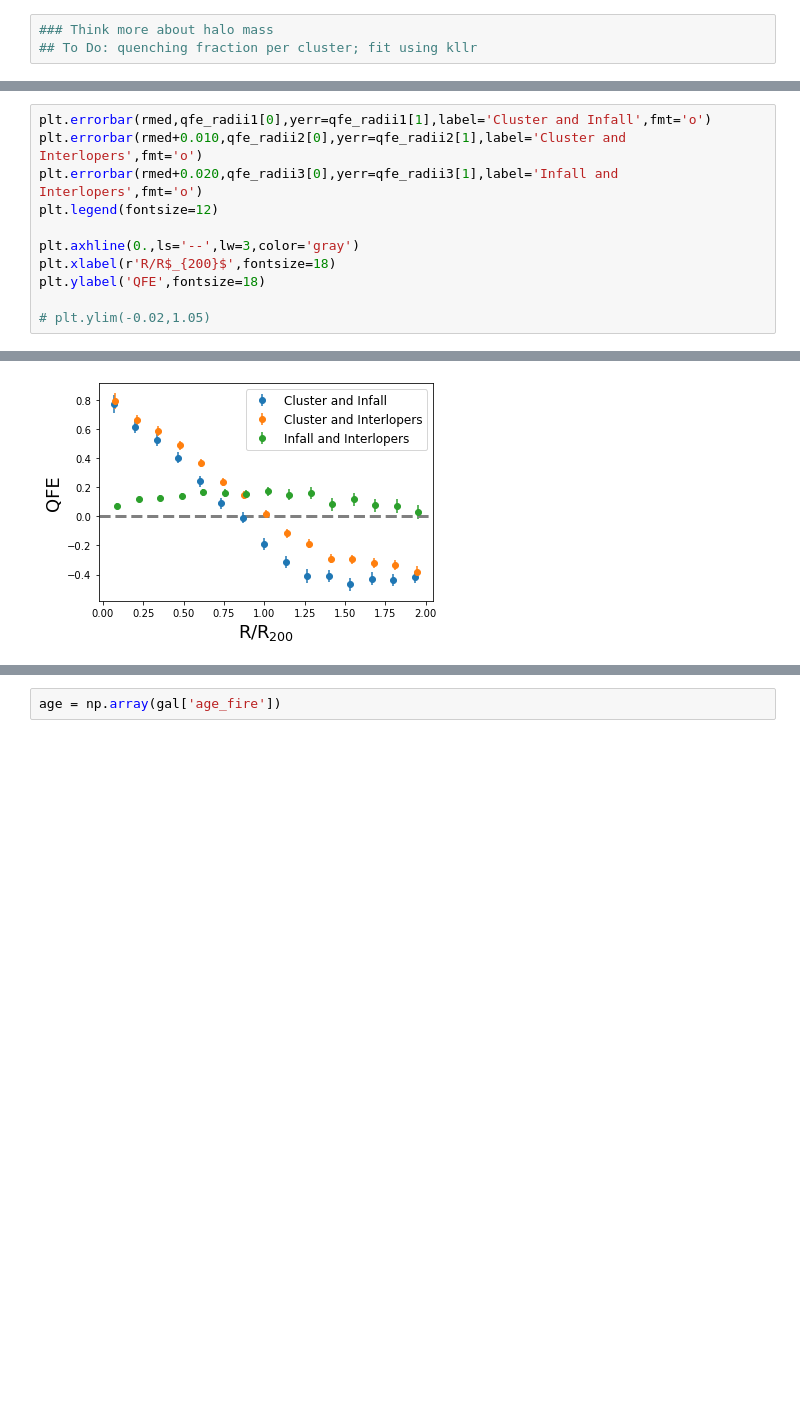
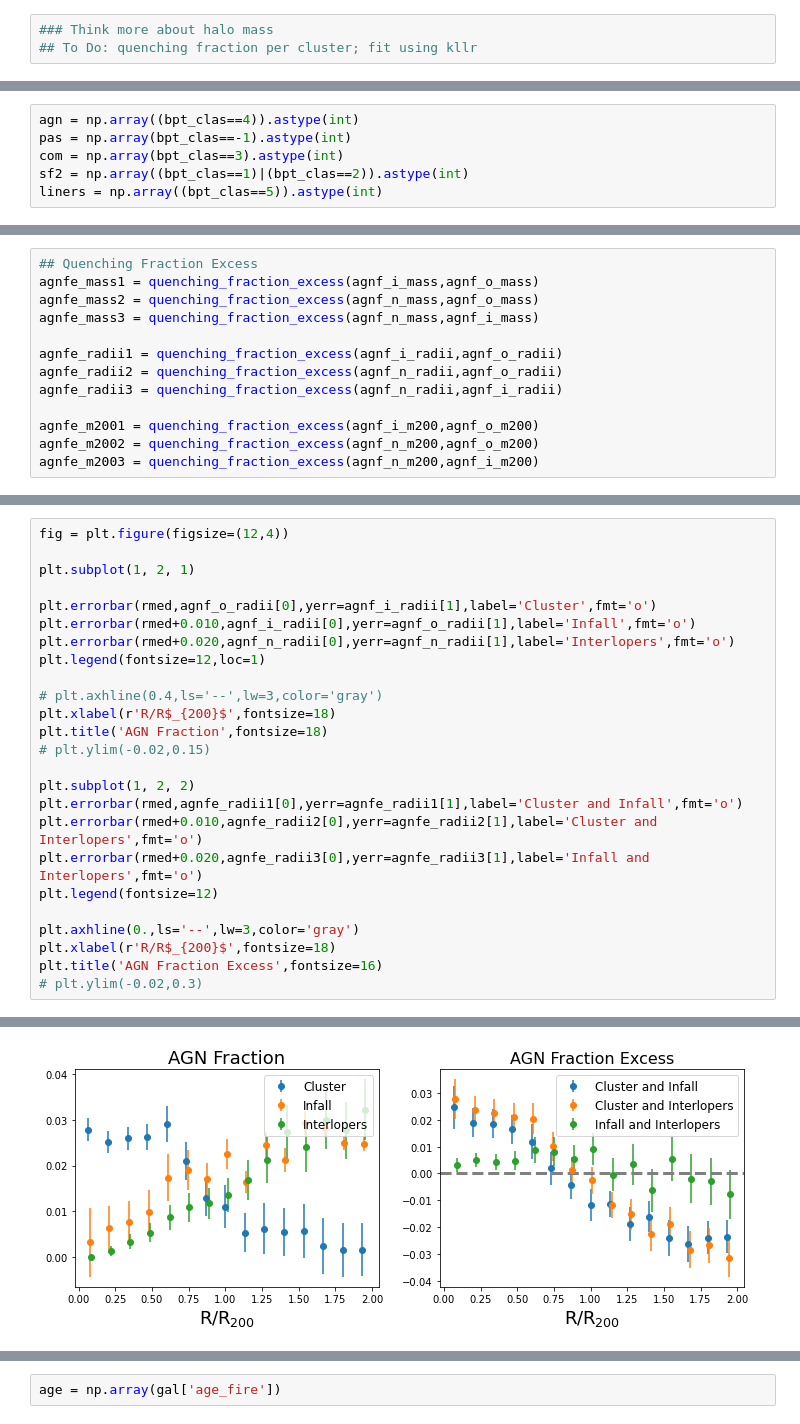
Before and after one commit to estevesjh/galaxyFormation, a Jupyter notebook: notebooks/QuenchingFractionExcess.ipynb, the cells around one changed output, grey strips where cells are left out. Drawn from its saved outputs; the diff is of its cells as text; blank space fills up the shorter version.

```diff
--- a/notebooks/QuenchingFractionExcess.ipynb
+++ b/notebooks/QuenchingFractionExcess.ipynb
@@ -311,0 +328,6 @@ Text(0.5, 1.0, 'Quenching Fraction Excess')
+# %%
+agn = np.array((bpt_clas==4)).astype(int)
+pas = np.array(bpt_clas==-1).astype(int)
+com = np.array(bpt_clas==3).astype(int)
+sf2 = np.array((bpt_clas==1)|(bpt_clas==2)).astype(int)
+liners = np.array((bpt_clas==5)).astype(int)
@@ -312 +353,14 @@ Text(0.5, 1.0, 'Quenching Fraction Excess')
+# %%
+## Quenching Fraction Excess
+agnfe_mass1 = quenching_fraction_excess(agnf_i_mass,agnf_o_mass)
+agnfe_mass2 = quenching_fraction_excess(agnf_n_mass,agnf_o_mass)
+agnfe_mass3 = quenching_fraction_excess(agnf_n_mass,agnf_i_mass)
+
+agnfe_radii1 = quenching_fraction_excess(agnf_i_radii,agnf_o_radii)
+agnfe_radii2 = quenching_fraction_excess(agnf_n_radii,agnf_o_radii)
+agnfe_radii3 = quenching_fraction_excess(agnf_n_radii,agnf_i_radii)
+
+agnfe_m2001 = quenching_fraction_excess(agnf_i_m200,agnf_o_m200)
+agnfe_m2002 = quenching_fraction_excess(agnf_n_m200,agnf_o_m200)
+agnfe_m2003 = quenching_fraction_excess(agnf_n_m200,agnf_i_m200)
 # %%
@@ -324,12 +390,26 @@ plt.ylim(-0.02,1.05)
 # %%
-plt.errorbar(rmed,qfe_radii1[0],yerr=qfe_radii1[1],label='Cluster and Infall',fmt='o')
-plt.errorbar(rmed+0.010,qfe_radii2[0],yerr=qfe_radii2[1],label='Cluster and Interlopers',fmt='o')
-plt.errorbar(rmed+0.020,qfe_radii3[0],yerr=qfe_radii3[1],label='Infall and Interlopers',fmt='o')
+fig = plt.figure(figsize=(12,4))
+
+plt.subplot(1, 2, 1)
+
+plt.errorbar(rmed,agnf_o_radii[0],yerr=agnf_i_radii[1],label='Cluster',fmt='o')
+plt.errorbar(rmed+0.010,agnf_i_radii[0],yerr=agnf_o_radii[1],label='Infall',fmt='o')
+plt.errorbar(rmed+0.020,agnf_n_radii[0],yerr=agnf_n_radii[1],label='Interlopers',fmt='o')
+plt.legend(fontsize=12,loc=1)
+
+# plt.axhline(0.4,ls='--',lw=3,color='gray')
+plt.xlabel(r'R/R$_{200}$',fontsize=18)
+plt.title('AGN Fraction',fontsize=18)
+# plt.ylim(-0.02,0.15)
+
+plt.subplot(1, 2, 2)
+plt.errorbar(rmed,agnfe_radii1[0],yerr=agnfe_radii1[1],label='Cluster and Infall',fmt='o')
+plt.errorbar(rmed+0.010,agnfe_radii2[0],yerr=agnfe_radii2[1],label='Cluster and Interlopers',fmt='o')
+plt.errorbar(rmed+0.020,agnfe_radii3[0],yerr=agnfe_radii3[1],label='Infall and Interlopers',fmt='o')
 plt.legend(fontsize=12)
 
 plt.axhline(0.,ls='--',lw=3,color='gray')
 plt.xlabel(r'R/R$_{200}$',fontsize=18)
-plt.ylabel('QFE',fontsize=18)
-
-# plt.ylim(-0.02,1.05)
+plt.title('AGN Fraction Excess',fontsize=16)
+# plt.ylim(-0.02,0.3)
 # %% [output]
@@ -337 +417 @@ Text(0, 0.5, 'QFE')
-[figure, old version]
+[figure, new version]
```
Also changed, not shown: parts of 20 cells of this notebook, 2 other files.
